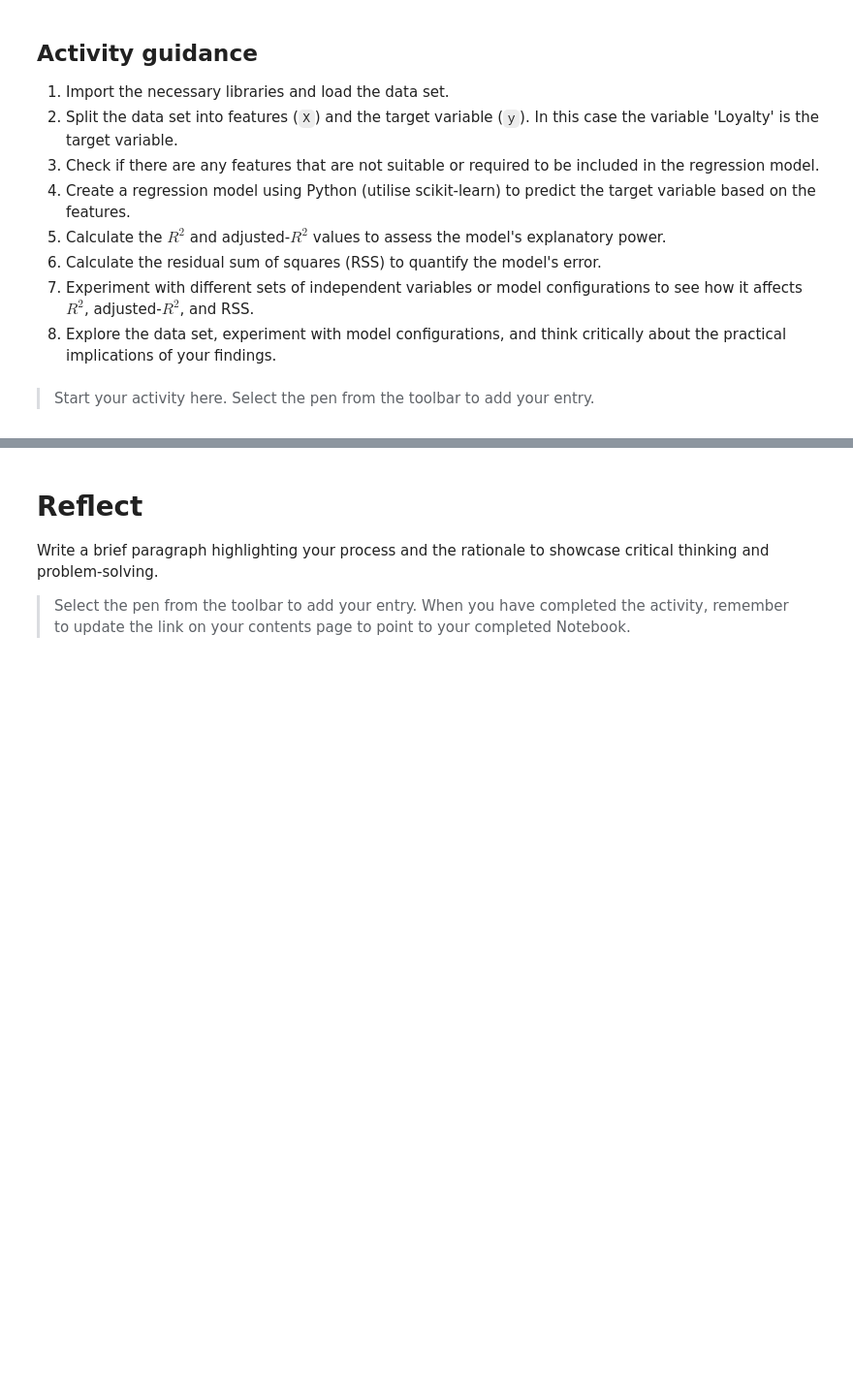
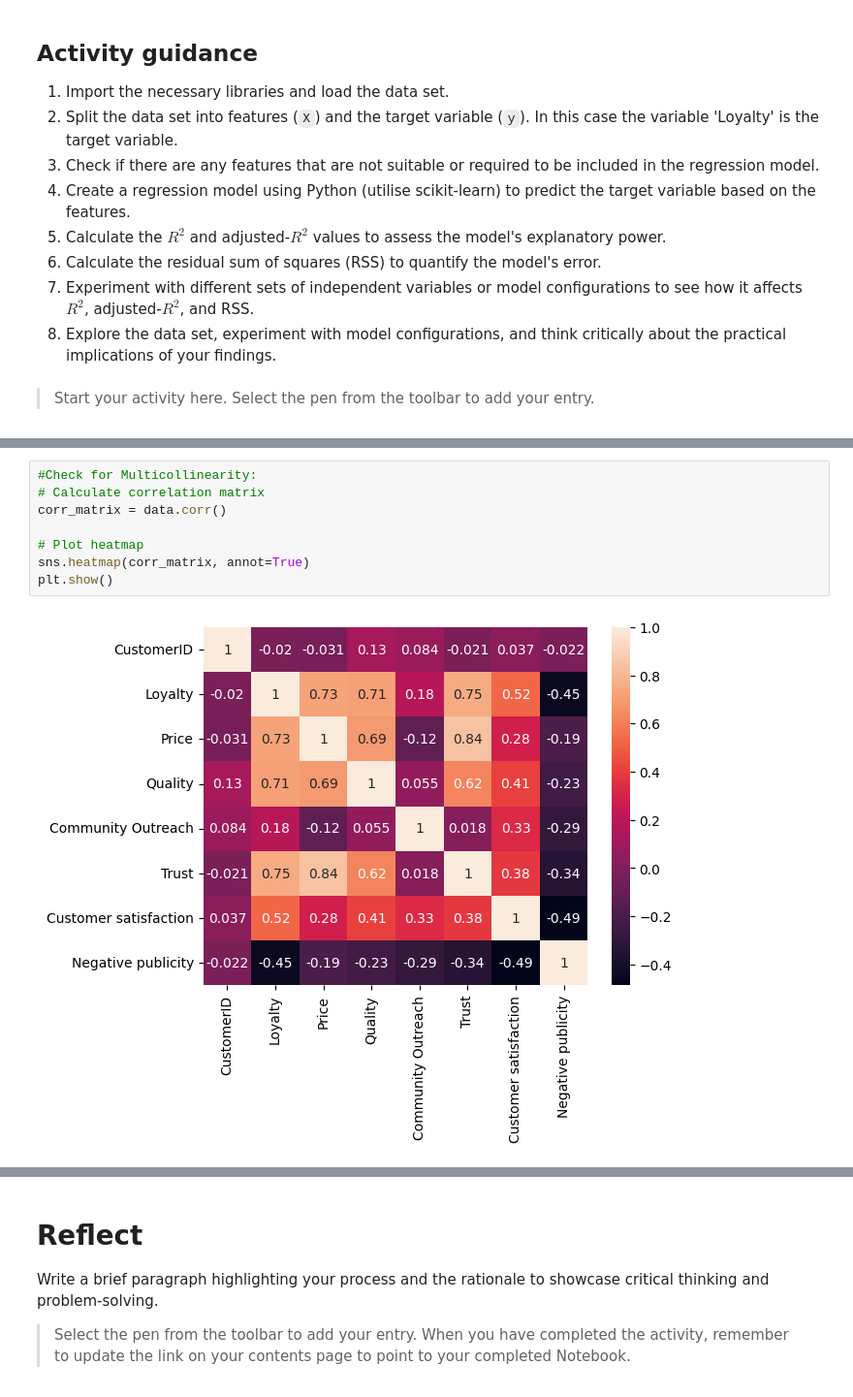
Before and after one commit to sheldonkemper/portfolio, a Jupyter notebook: CAM_DS_C101_Activity_2_3_5.ipynb, the cells around one changed output, grey strips where cells are left out. Shown at 97% size. Drawn from its saved outputs; the diff is of its cells as text; blank space fills up the shorter version.

```diff
--- a/CAM_DS_C101_Activity_2_3_5.ipynb
+++ b/CAM_DS_C101_Activity_2_3_5.ipynb
@@ -51,0 +121,10 @@ data
+# %%
+#Check for Multicollinearity:
+# Calculate correlation matrix
+corr_matrix = data.corr()
+
+# Plot heatmap
+sns.heatmap(corr_matrix, annot=True)
+plt.show()
+# %% [output]
+[figure, added]
```
Also changed, not shown: parts of 35 cells of this notebook.
